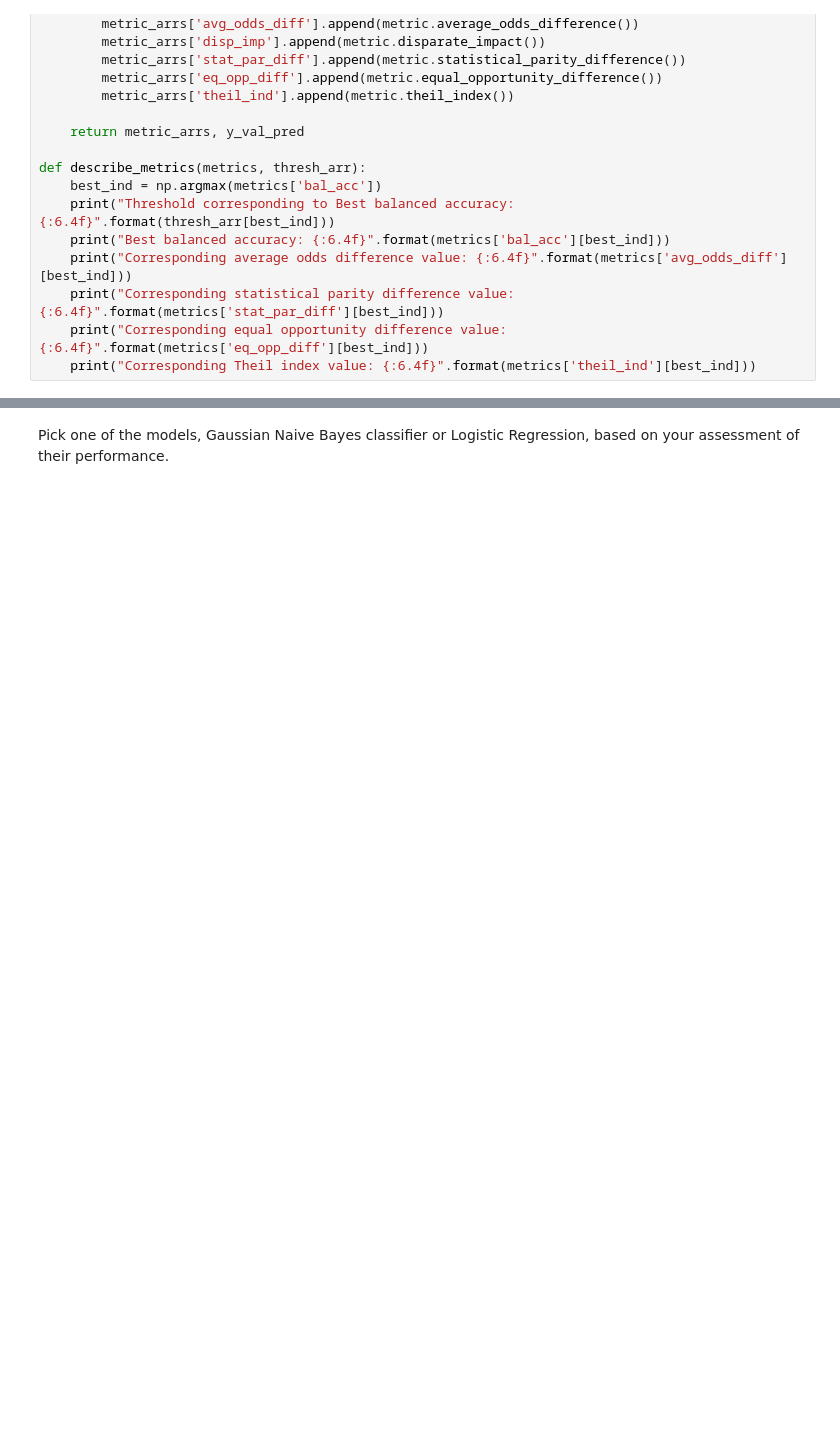
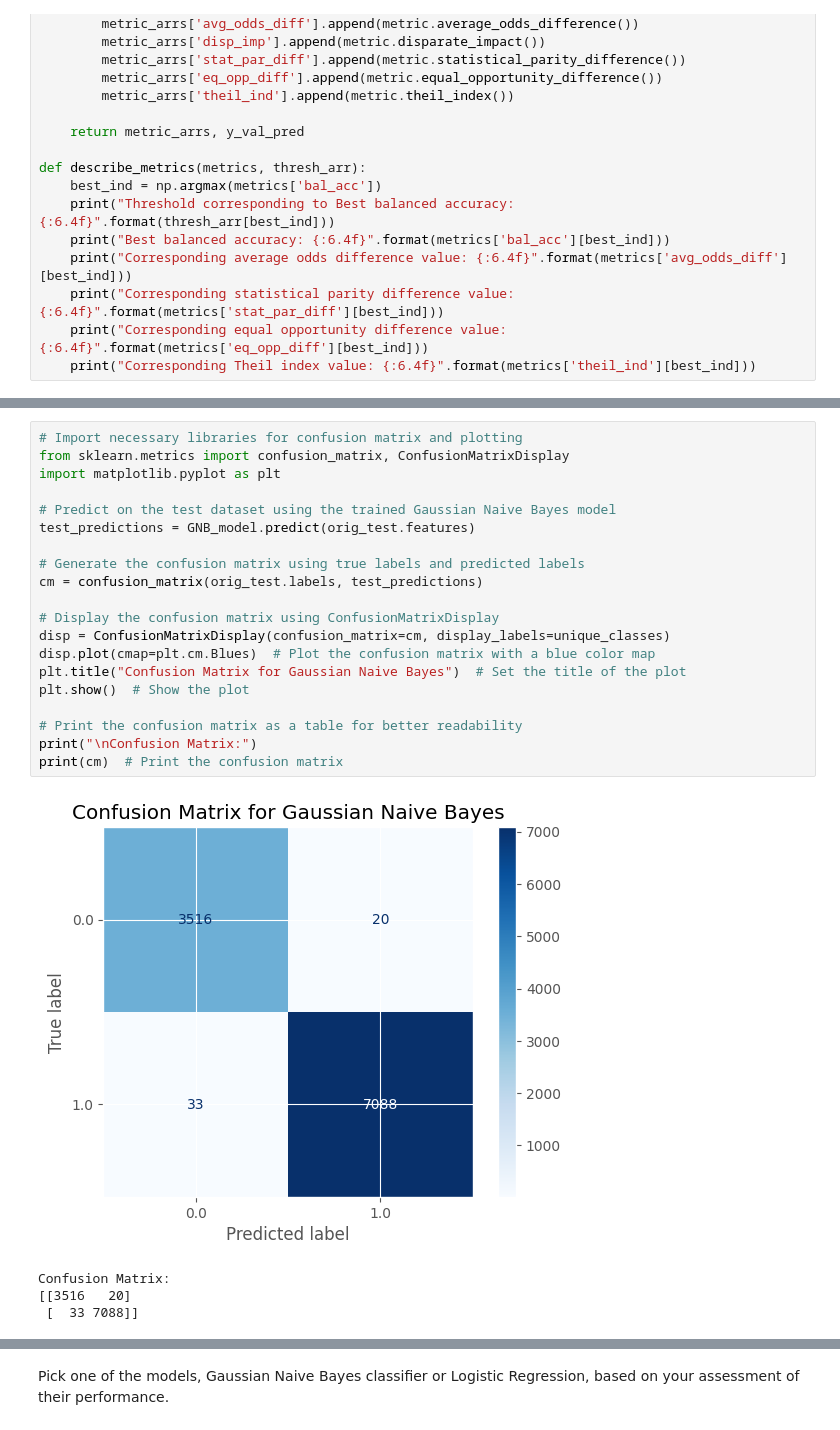
Before and after one commit to Efury1/Ethical-AI-Exploration, a Jupyter notebook: AI Ethics Project -- STARTER.ipynb, the cells around one changed output, grey strips where cells are left out. Cells and saved outputs as stored; diff of their text form; blank space fills up the shorter version.

```diff
--- a/AI Ethics Project -- STARTER.ipynb
+++ b/AI Ethics Project -- STARTER.ipynb
@@ -1115,0 +841,25 @@ Observations:
+# %%
+# Import necessary libraries for confusion matrix and plotting
+from sklearn.metrics import confusion_matrix, ConfusionMatrixDisplay
+import matplotlib.pyplot as plt
+
+# Predict on the test dataset using the trained Gaussian Naive Bayes model
+test_predictions = GNB_model.predict(orig_test.features)
+
+# Generate the confusion matrix using true labels and predicted labels
+cm = confusion_matrix(orig_test.labels, test_predictions)
+
+# Display the confusion matrix using ConfusionMatrixDisplay
+disp = ConfusionMatrixDisplay(confusion_matrix=cm, display_labels=unique_classes)
+disp.plot(cmap=plt.cm.Blues)  # Plot the confusion matrix with a blue color map
+plt.title("Confusion Matrix for Gaussian Naive Bayes")  # Set the title of the plot
+plt.show()  # Show the plot
+
+# Print the confusion matrix as a table for better readability
+print("\nConfusion Matrix:")
+print(cm)  # Print the confusion matrix
+# %% [output]
+[figure, added]
+Confusion Matrix:
+[[3516   20]
+ [  33 7088]]
```
Also changed, not shown: parts of 39 cells of this notebook, 22 other files.
